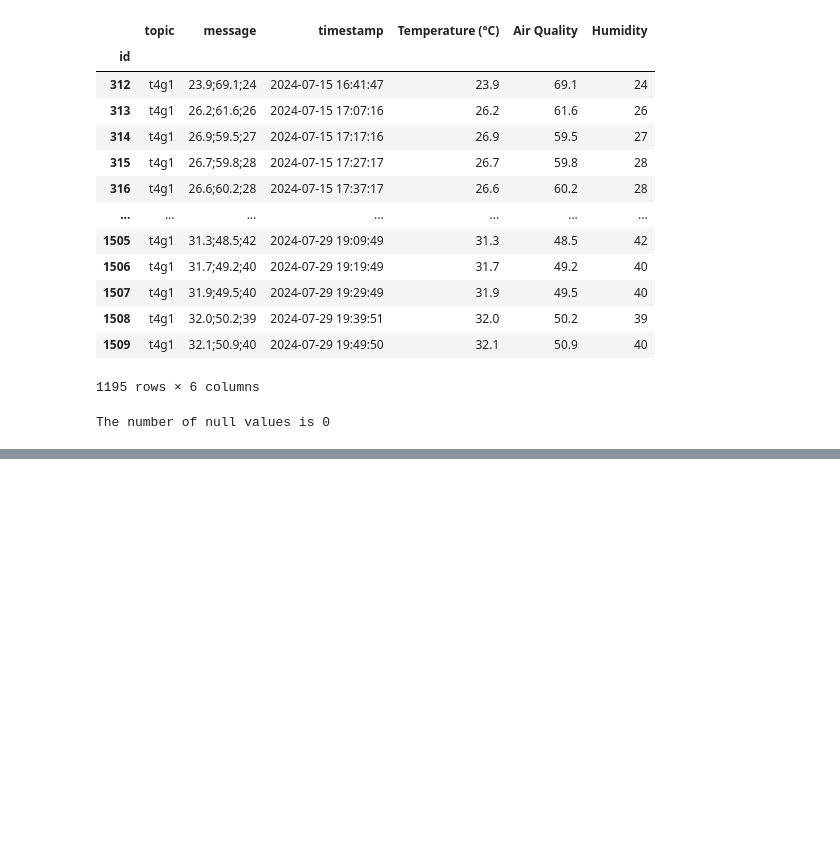
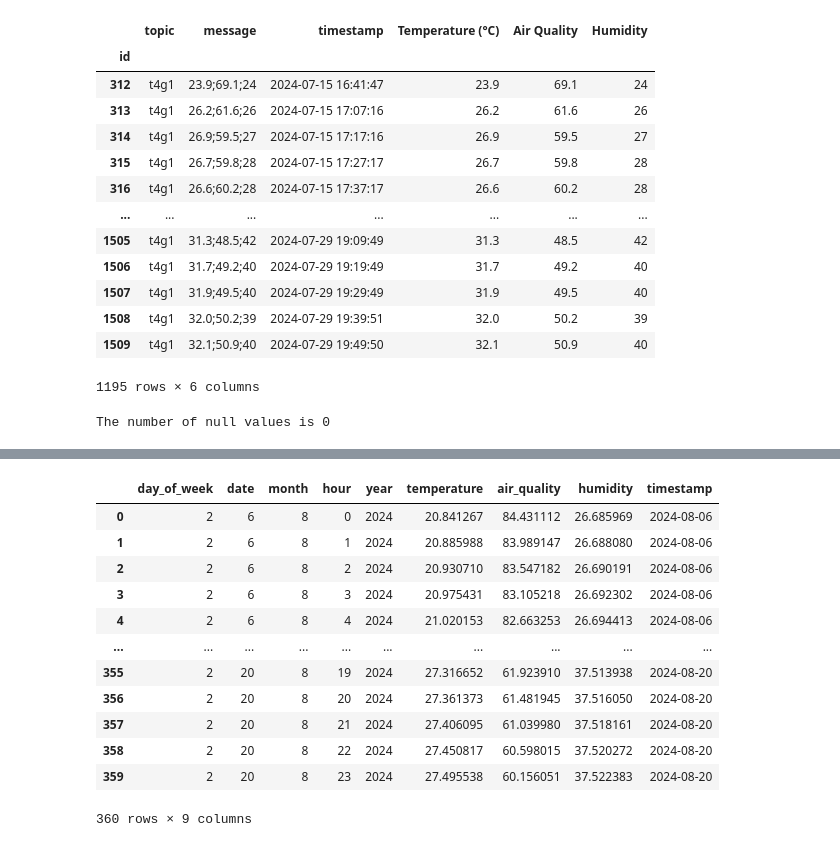
Before and after one commit to saikeerthan06/Data-Engineering-Project-Year-2-Semester-1, a Jupyter notebook: analysis.ipynb, the cells around one changed output, grey strips where cells are left out. Saved outputs shown, nothing was run; the diff lists cells and outputs as text; code cells hidden in the pictures; blank space fills up the shorter version.

```diff
--- a/analysis.ipynb
+++ b/analysis.ipynb
@@ -188,0 +733,41 @@ fig_humidity.show()
+# %%
+future_preds = model.predict(future_data)
+future_preds = pd.DataFrame(future_preds, columns=['temperature', 'air_quality', 'humidity'])
+
+future_preds = pd.concat([future_data, future_preds], axis=1)
+
+datestring_list = []
+
+for row in future_preds.itertuples():
+    datestring = f"{row.year}-{row.month}-{row.date}"
+
+    datestring_list.append(datestring)
+
+future_preds['timestamp'] = datestring_list
+future_preds['timestamp'] = pd.to_datetime(future_preds['timestamp'])
+
+#converting to porpoer data types
+future_preds['day_of_week'] = future_preds['day_of_week'].astype(int)
+future_preds['date'] = future_preds['date'].astype(int)
+future_preds['month'] = future_preds['month'].astype(int)
+future_preds['hour'] = future_preds['hour'].astype(int)
+future_preds['year'] = future_preds['year'].astype(int)
+future_preds['temperature'] = future_preds['temperature'].astype(float)
+future_preds['air_quality'] = future_preds['air_quality'].astype(float)
+future_preds['humidity'] = future_preds['humidity'].astype(float)
+
+future_preds
+# %% [output]
+|  | day_of_week | date | month | hour | year | temperature | air_quality | humidity | timestamp |
+| 0 | 2 | 6 | 8 | 0 | 2024 | 20.841267 | 84.431112 | 26.685969 | 2024-08-06 |
+| 1 | 2 | 6 | 8 | 1 | 2024 | 20.885988 | 83.989147 | 26.688080 | 2024-08-06 |
+| 2 | 2 | 6 | 8 | 2 | 2024 | 20.930710 | 83.547182 | 26.690191 | 2024-08-06 |
+| 3 | 2 | 6 | 8 | 3 | 2024 | 20.975431 | 83.105218 | 26.692302 | 2024-08-06 |
+| 4 | 2 | 6 | 8 | 4 | 2024 | 21.020153 | 82.663253 | 26.694413 | 2024-08-06 |
+| ... | ... | ... | ... | ... | ... | ... | ... | ... | ... |
+| 355 | 2 | 20 | 8 | 19 | 2024 | 27.316652 | 61.923910 | 37.513938 | 2024-08-20 |
+| 356 | 2 | 20 | 8 | 20 | 2024 | 27.361373 | 61.481945 | 37.516050 | 2024-08-20 |
+| 357 | 2 | 20 | 8 | 21 | 2024 | 27.406095 | 61.039980 | 37.518161 | 2024-08-20 |
+| 358 | 2 | 20 | 8 | 22 | 2024 | 27.450817 | 60.598015 | 37.520272 | 2024-08-20 |
+| 359 | 2 | 20 | 8 | 23 | 2024 | 27.495538 | 60.156051 | 37.522383 | 2024-08-20 |
+360 rows × 9 columns
```
Also changed, not shown: parts of 36 cells of this notebook.
